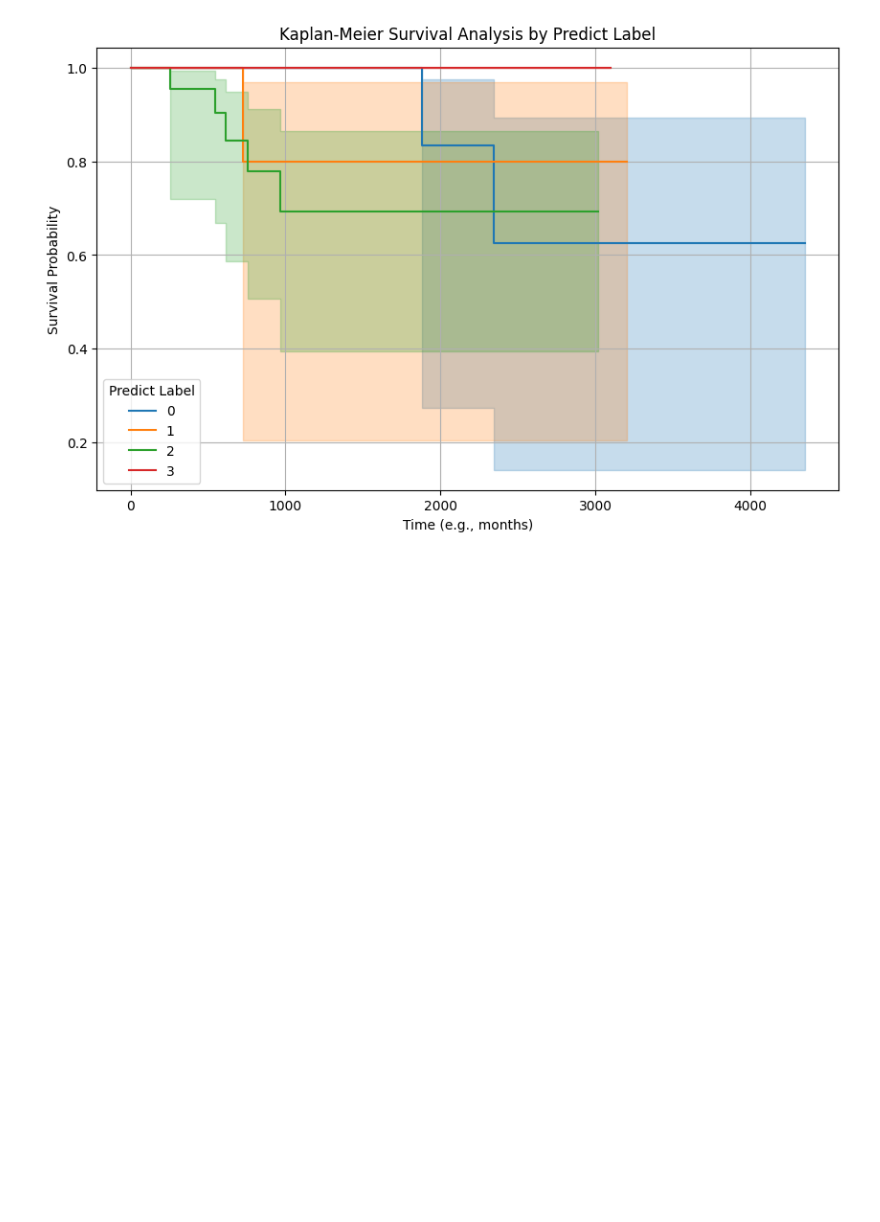
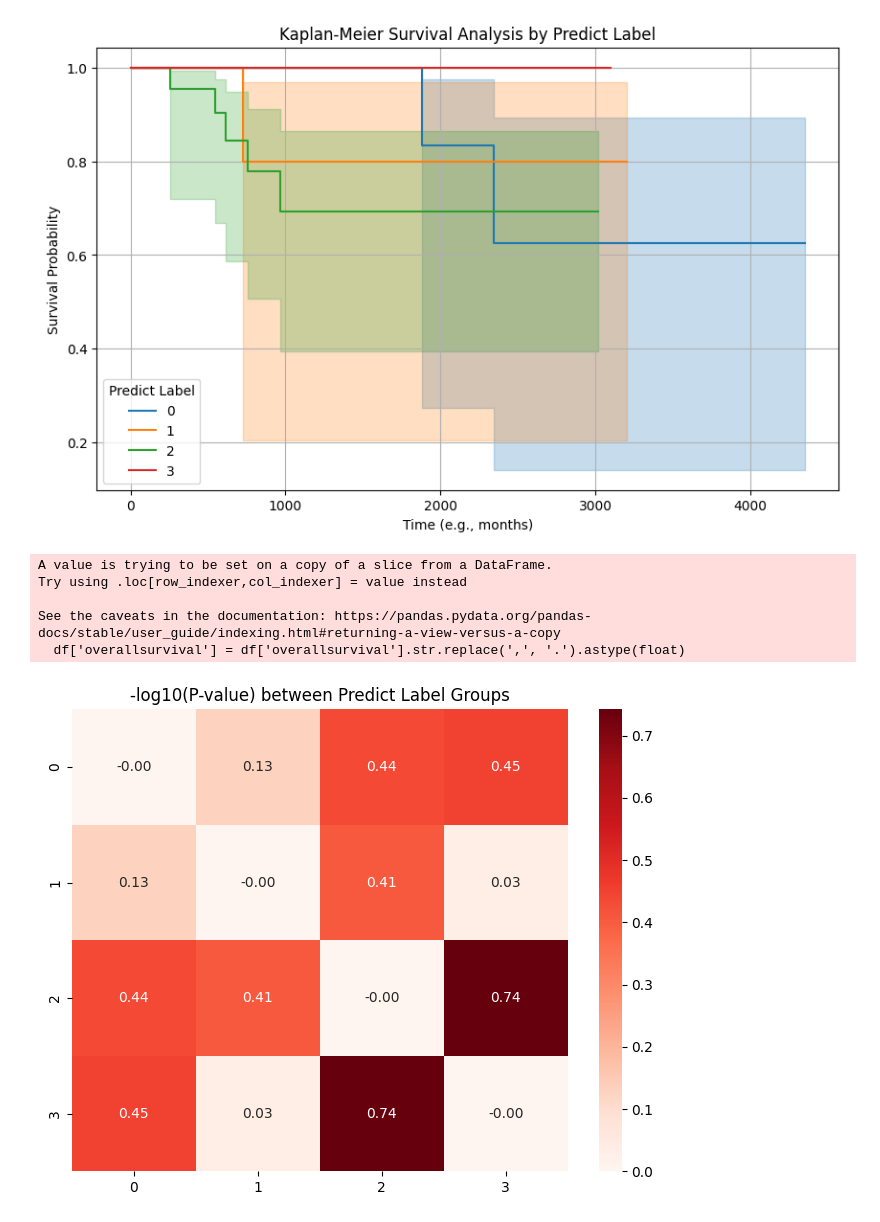
Before and after one commit to haitranduc4270/MoGCN, a Jupyter notebook: clinical_analysis.ipynb, the cells around one changed output. Cells and saved outputs as stored; diff of their text form; code cells hidden in the pictures; blank space fills up the shorter version.

```diff
--- a/clinical_analysis.ipynb
+++ b/clinical_analysis.ipynb
@@ -195,3 +195,50 @@ Try using .loc[row_indexer,col_indexer] = value instead
 See the caveats in the documentation: https://pandas.pydata.org/pandas-docs/stable/user_guide/indexing.html#returning-a-view-versus-a-copy
   df['status'] = df['status'].astype(int)
 [figure]
+# %%
+from lifelines.statistics import pairwise_logrank_test
+import numpy as np
+import seaborn as sns
+import matplotlib.pyplot as plt
+import pandas as pd
+
+# Giả sử df là dataframe của bạn
+df = result[['overallsurvival', 'status', 'predict_label', 'id_key']]
+
+# Chuyển đổi cột 'overallsurvival' thành số (thay dấu phẩy thành dấu chấm)
+df['overallsurvival'] = df['overallsurvival'].str.replace(',', '.').astype(float)
+
+# Tính p-values giữa các nhóm
+results = pairwise_logrank_test(df['overallsurvival'], df['predict_label'], df['status'])
+
+# Lấy danh sách nhãn
+labels = sorted(df['predict_label'].unique())
+
+# Tạo ma trận rỗng cho p-value
+p_matrix = pd.DataFrame(np.ones((len(labels), len(labels))), index=labels, columns=labels)
+
+# Điền các p-value vào ma trận
+p_values = results.p_value  # Đây là mảng một chiều
+k = 0  # Biến để theo dõi chỉ mục trong mảng p_values
+for i in range(len(labels)):
+    for j in range(i+1, len(labels)):
+        p = p_values[k]  # Truy xuất p-value theo chỉ mục k
+        p_matrix.loc[labels[i], labels[j]] = p
+        p_matrix.loc[labels[j], labels[i]] = p
+        k += 1  # Tăng chỉ mục để lấy p-value tiếp theo
+
+# Tính –log10(P) để làm rõ sự khác biệt
+log_p = -np.log10(p_matrix)
+
+# Vẽ heatmap
+plt.figure(figsize=(8, 6))
+sns.heatmap(log_p, annot=True, cmap="Reds", fmt=".2f")
+plt.title("-log10(P-value) between Predict Label Groups")
+plt.show()
+# %% [output]
+A value is trying to be set on a copy of a slice from a DataFrame.
+Try using .loc[row_indexer,col_indexer] = value instead
+
+See the caveats in the documentation: https://pandas.pydata.org/pandas-docs/stable/user_guide/indexing.html#returning-a-view-versus-a-copy
+  df['overallsurvival'] = df['overallsurvival'].str.replace(',', '.').astype(float)
+[figure, added]
```
Also changed, not shown: parts of 1 cell of this notebook.
